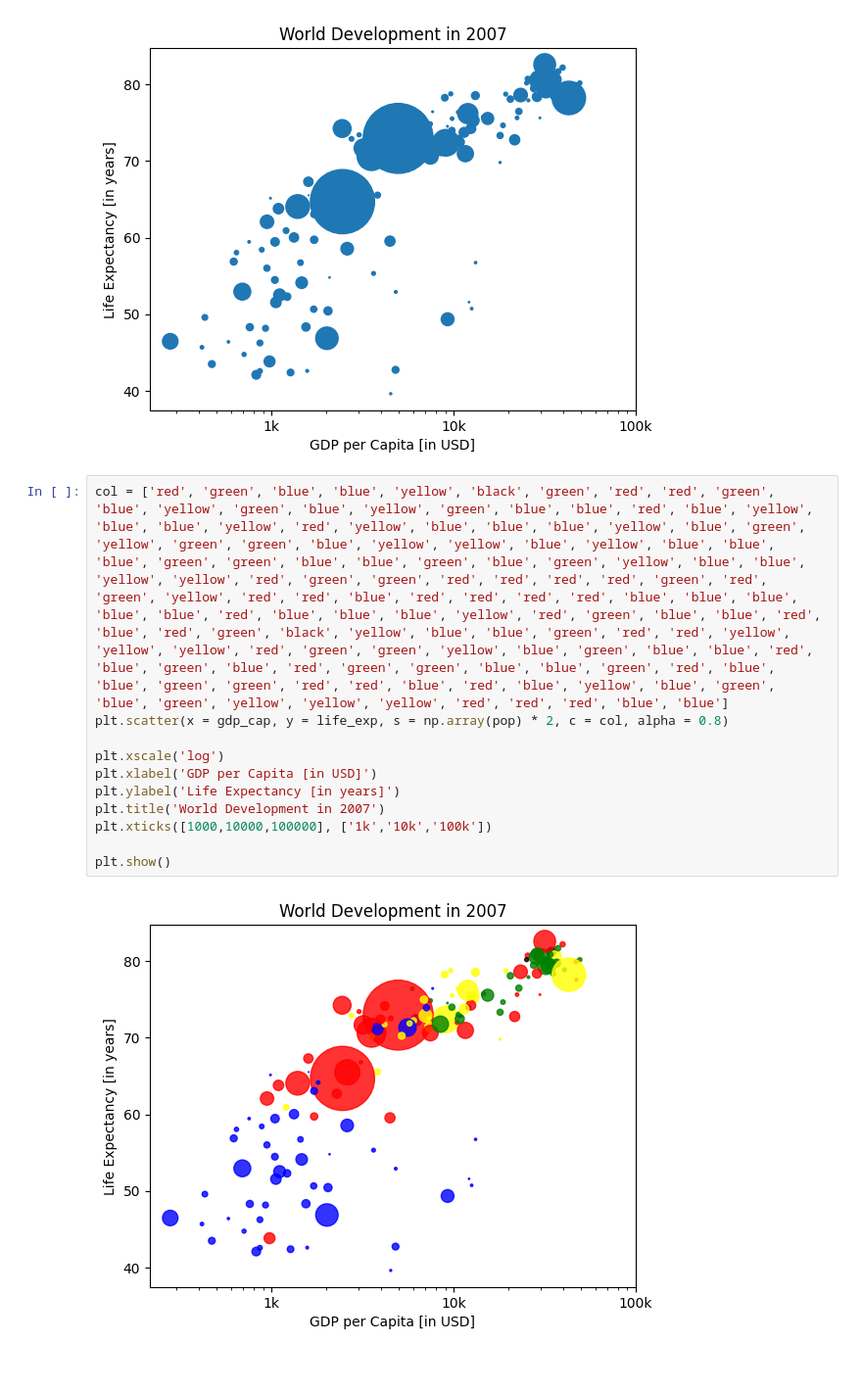
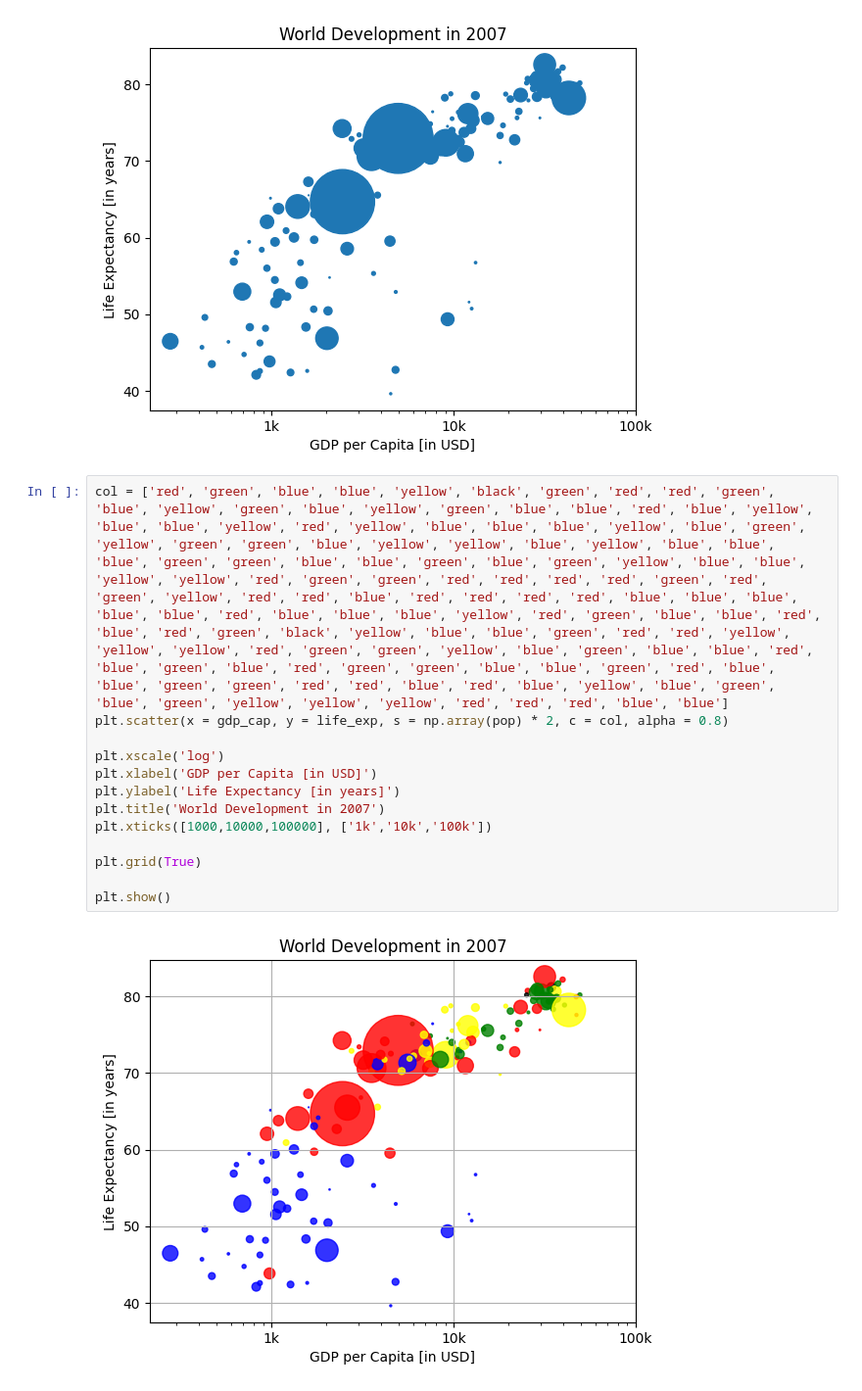
Before and after one commit to sadmanador/docker_image_jupyternotes, a Jupyter notebook: notebooks/Matplotlib/part_1-intro_matplotlib.ipynb, the cells around one changed output. Shown: that part at 98% size. Drawn from its saved outputs; the diff is of its cells as text.

```diff
--- a/notebooks/Matplotlib/part_1-intro_matplotlib.ipynb
+++ b/notebooks/Matplotlib/part_1-intro_matplotlib.ipynb
@@ -126,13 +126,15 @@ plt.show()
 # %%
 col = ['red', 'green', 'blue', 'blue', 'yellow', 'black', 'green', 'red', 'red', 'green', 'blue', 'yellow', 'green', 'blue', 'yellow', 'green', 'blue', 'blue', 'red', 'blue', 'yellow', 'blue', 'blue', 'yellow', 'red', 'yellow', 'blue', 'blue', 'blue', 'yellow', 'blue', 'green', 'yellow', 'green', 'green', 'blue', 'yellow', 'yellow', 'blue', 'yellow', 'blue', 'blue', 'blue', 'green', 'green', 'blue', 'blue', 'green', 'blue', 'green', 'yellow', 'blue', 'blue', 'yellow', 'yellow', 'red', 'green', 'green', 'red', 'red', 'red', 'red', 'green', 'red', 'green', 'yellow', 'red', 'red', 'blue', 'red', 'red', 'red', 'red', 'blue', 'blue', 'blue', 'blue', 'blue', 'red', 'blue', 'blue', 'blue', 'yellow', 'red', 'green', 'blue', 'blue', 'red', 'blue', 'red', 'green', 'black', 'yellow', 'blue', 'blue', 'green', 'red', 'red', 'yellow', 'yellow', 'yellow', 'red', 'green', 'green', 'yellow', 'blue', 'green', 'blue', 'blue', 'red', 'blue', 'green', 'blue', 'red', 'green', 'green', 'blue', 'blue', 'green', 'red', 'blue', 'blue', 'green', 'green', 'red', 'red', 'blue', 'red', 'blue', 'yellow', 'blue', 'green', 'blue', 'green', 'yellow', 'yellow', 'yellow', 'red', 'red', 'red', 'blue', 'blue']
 plt.scatter(x = gdp_cap, y = life_exp, s = np.array(pop) * 2, c = col, alpha = 0.8)
 
 plt.xscale('log')
 plt.xlabel('GDP per Capita [in USD]')
 plt.ylabel('Life Expectancy [in years]')
 plt.title('World Development in 2007')
 plt.xticks([1000,10000,100000], ['1k','10k','100k'])
 
+plt.grid(True)
+
 plt.show()
 # %% [output]
-[figure, old version]
+[figure, new version]
```
